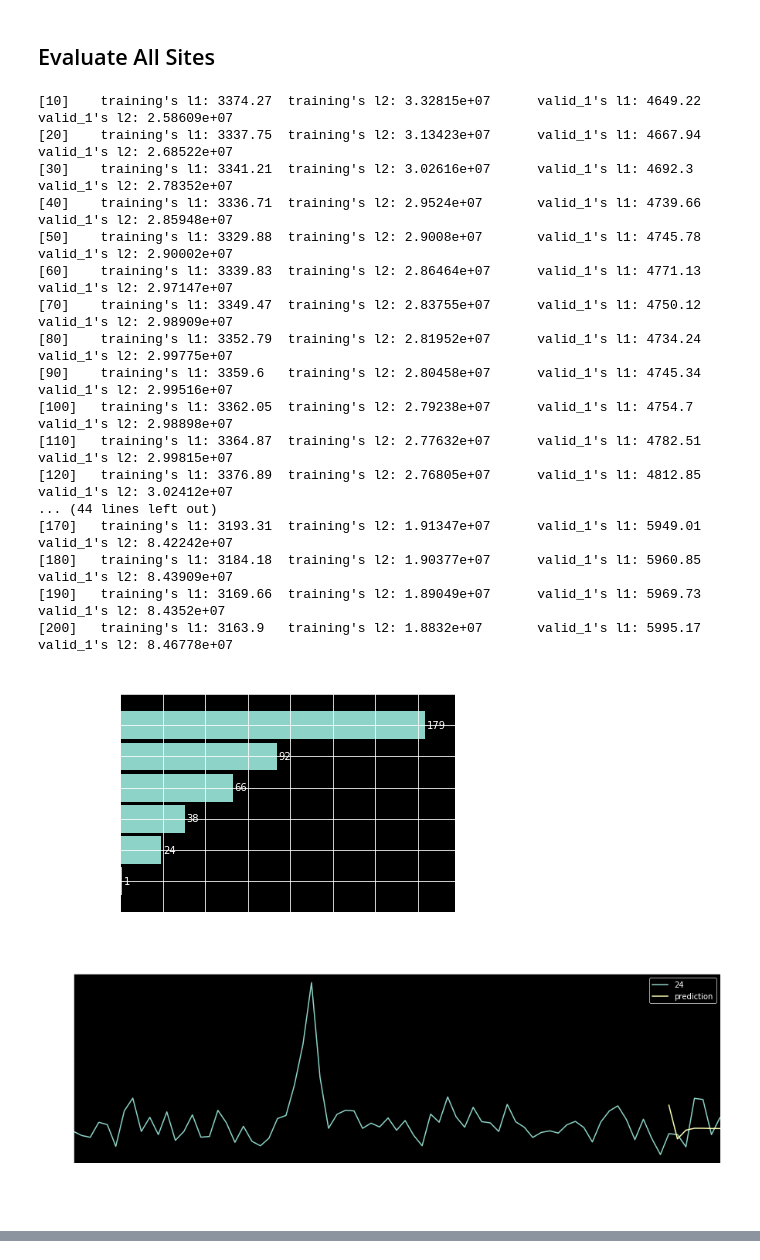
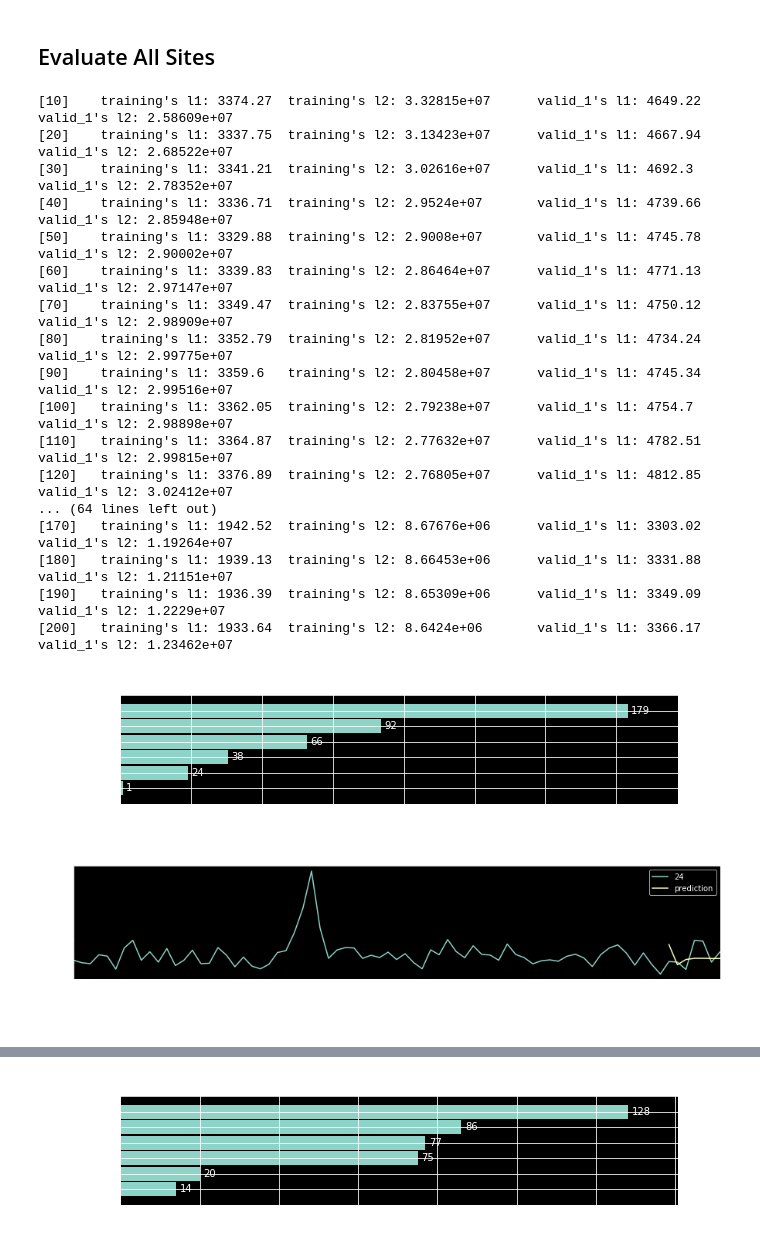
Before and after one commit to snowolf/lab_ts_forecast, a Jupyter notebook: lightgbm.ipynb, the cells around one changed output, grey strips where cells are left out. Drawn from its saved outputs; the diff is of its cells as text; code cells hidden in the pictures.

```diff
--- a/lightgbm.ipynb
+++ b/lightgbm.ipynb
@@ -43,7 +46,7 @@ df_weather
 | 2019-09-30 | 33 | 26 | 0.0 | 0.0 | 1.0 |
 83 rows × 5 columns
 # %%
-df = pd.read_csv('timeseries_raw.csv', header=None, sep=',', parse_dates=[0])
+df = pd.read_csv('data/timeseries_raw.csv', header=None, sep=',', parse_dates=[0])
 df.rename(columns={0:"date"}, inplace=True)
 df.set_index(['date'], inplace=True)
 
@@ -93,0 +99,8 @@ _ = df.loc[:, cols].plot(style='-', figsize=(15,5), title='site: 24, 31, 36')
+# %%
+fig, axs = plt.subplots(len(sample_sites), 1, figsize=(15, 10), sharex=True)
+axx = axs.ravel()
+for i, site in enumerate(sample_sites):
+    _ = df.loc[:, site].plot(ax=axx[i], style='-', title=f"site: {site}")
+    axx[i].set_xlabel("date")
+    axx[i].set_ylabel("sales RMB")
+    axx[i].grid(which='minor', axis='x')
@@ -118,6 +133,13 @@ def create_features(df, df_weather, label=None):
         y = df[label]
         return X, y
     return X
+
+site = sample_sites[0]
+X_train, y_train = create_features(df_train, df_weather, label=site)
+X_test, y_test = create_features(df_test, df_weather, label=site)
+
+lgb_train = lgb.Dataset(X_train, y_train)
+lgb_test = lgb.Dataset(X_test, y_test, reference=lgb_train)
 # %% [markdown]
 ## Configuration
 # %%
@@ -129,14 +151,6 @@ params = {
 # %% [markdown]
 ## Fit Model
 # %%
-col = 300
-
-X_train, y_train = create_features(df_train, df_weather, label=col)
-X_test, y_test = create_features(df_test, df_weather, label=col)
-
-lgb_train = lgb.Dataset(X_train, y_train)
-lgb_test = lgb.Dataset(X_test, y_test, reference=lgb_train)
-
 evals_result = {}  # to record eval results for plotting
 gbm = lgb.train(params,
                 lgb_train,
@@ -180,45 +194,45 @@ _ = df_all[[col,'prediction']].plot(figsize=(15, 5))
 # %% [markdown]
 ## Evaluate All Sites
 # %%
-for col in cols:
-    X_train, y_train = create_features(df_train, df_weather, label=col)
-    X_test, y_test = create_features(df_test, df_weather, label=col)
+for i, site in enumerate(sample_sites):
+    X_train, y_train = create_features(df_train, df_weather, label=site)
+    X_test, y_test = create_features(df_test, df_weather, label=site)
 
     lgb_train = lgb.Dataset(X_train, y_train)
     lgb_test = lgb.Dataset(X_test, y_test, reference=lgb_train)
 
     evals_result = {}  # to record eval results for plotting
     gbm = lgb.train(params,
                     lgb_train,
                     num_boost_round=200,
                     valid_sets=[lgb_train, lgb_test],
                     #feature_name=['f' + str(i + 1) for i in range(X_train.shape[-1])],
                     #categorical_feature=["dayofweek"],
                     evals_result=evals_result,
                     verbose_eval=10)
 
-    _ = plot_importance(gbm, height=0.9)
+    _ = plot_importance(gbm, height=0.9, figsize=(10, 2))
 
     df_test['prediction'] = gbm.predict(X_test)
     df_all = pd.concat([df_test, df_train], sort=False)
-    _ = df_all[[col,'prediction']].plot(figsize=(15, 5))
+    _ = df_all[[site,'prediction']].plot(figsize=(15, 3))
 # %% [output]
 [10]    training's l1: 3374.27  training's l2: 3.32815e+07      valid_1's l1: 4649.22   valid_1's l2: 2.58609e+07
 [20]    training's l1: 3337.75  training's l2: 3.13423e+07      valid_1's l1: 4667.94   valid_1's l2: 2.68522e+07
 [30]    training's l1: 3341.21  training's l2: 3.02616e+07      valid_1's l1: 4692.3    valid_1's l2: 2.78352e+07
 [40]    training's l1: 3336.71  training's l2: 2.9524e+07       valid_1's l1: 4739.66   valid_1's l2: 2.85948e+07
 [50]    training's l1: 3329.88  training's l2: 2.9008e+07       valid_1's l1: 4745.78   valid_1's l2: 2.90002e+07
 [60]    training's l1: 3339.83  training's l2: 2.86464e+07      valid_1's l1: 4771.13   valid_1's l2: 2.97147e+07
 [70]    training's l1: 3349.47  training's l2: 2.83755e+07      valid_1's l1: 4750.12   valid_1's l2: 2.98909e+07
 [80]    training's l1: 3352.79  training's l2: 2.81952e+07      valid_1's l1: 4734.24   valid_1's l2: 2.99775e+07
 [90]    training's l1: 3359.6   training's l2: 2.80458e+07      valid_1's l1: 4745.34   valid_1's l2: 2.99516e+07
 [100]   training's l1: 3362.05  training's l2: 2.79238e+07      valid_1's l1: 4754.7    valid_1's l2: 2.98898e+07
 [110]   training's l1: 3364.87  training's l2: 2.77632e+07      valid_1's l1: 4782.51   valid_1's l2: 2.99815e+07
 [120]   training's l1: 3376.89  training's l2: 2.76805e+07      valid_1's l1: 4812.85   valid_1's l2: 3.02412e+07
-... (44 lines left out)
-[170]   training's l1: 3193.31  training's l2: 1.91347e+07      valid_1's l1: 5949.01   valid_1's l2: 8.42242e+07
-[180]   training's l1: 3184.18  training's l2: 1.90377e+07      valid_1's l1: 5960.85   valid_1's l2: 8.43909e+07
-[190]   training's l1: 3169.66  training's l2: 1.89049e+07      valid_1's l1: 5969.73   valid_1's l2: 8.4352e+07
-[200]   training's l1: 3163.9   training's l2: 1.8832e+07       valid_1's l1: 5995.17   valid_1's l2: 8.46778e+07
+... (64 lines left out)
+[170]   training's l1: 1942.52  training's l2: 8.67676e+06      valid_1's l1: 3303.02   valid_1's l2: 1.19264e+07
+[180]   training's l1: 1939.13  training's l2: 8.66453e+06      valid_1's l1: 3331.88   valid_1's l2: 1.21151e+07
+[190]   training's l1: 1936.39  training's l2: 8.65309e+06      valid_1's l1: 3349.09   valid_1's l2: 1.2229e+07
+[200]   training's l1: 1933.64  training's l2: 8.6424e+06       valid_1's l1: 3366.17   valid_1's l2: 1.23462e+07
-[figure, old version]
+[figure, new version]
-[figure, old version]
+[figure, new version]
@@ -228,0 +243 @@ for col in cols:
+[figure, added]
```
Also changed, not shown: parts of 9 cells of this notebook, 2 other files.
